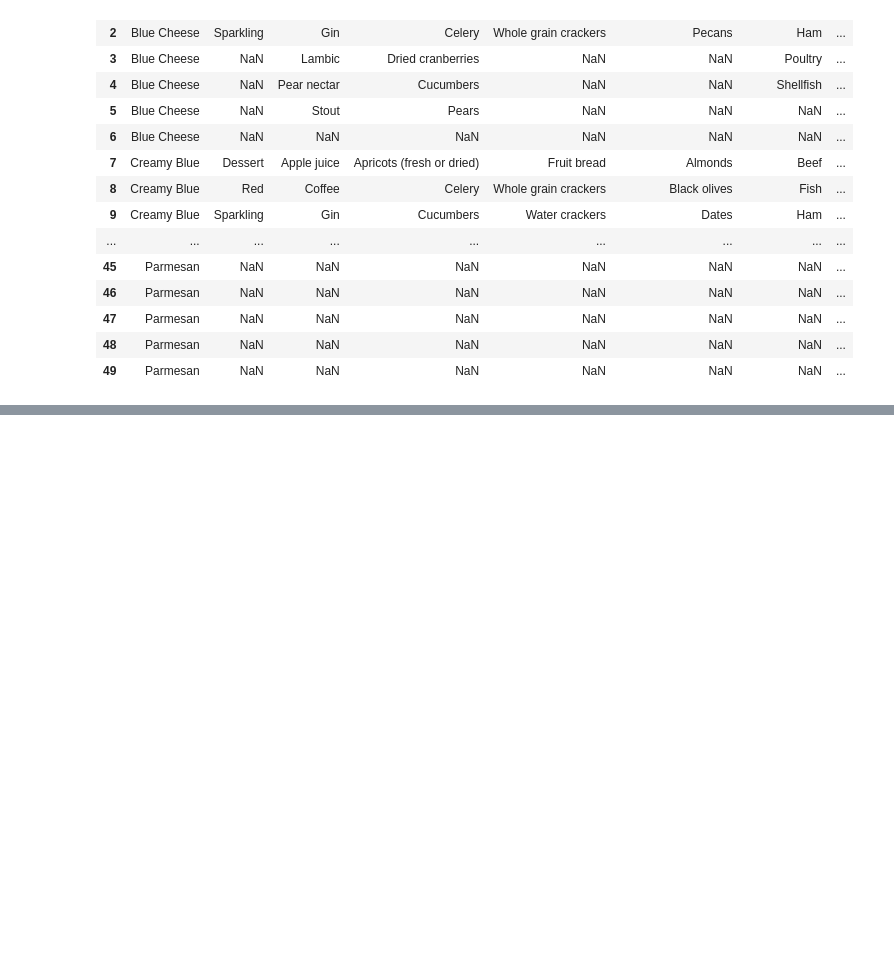
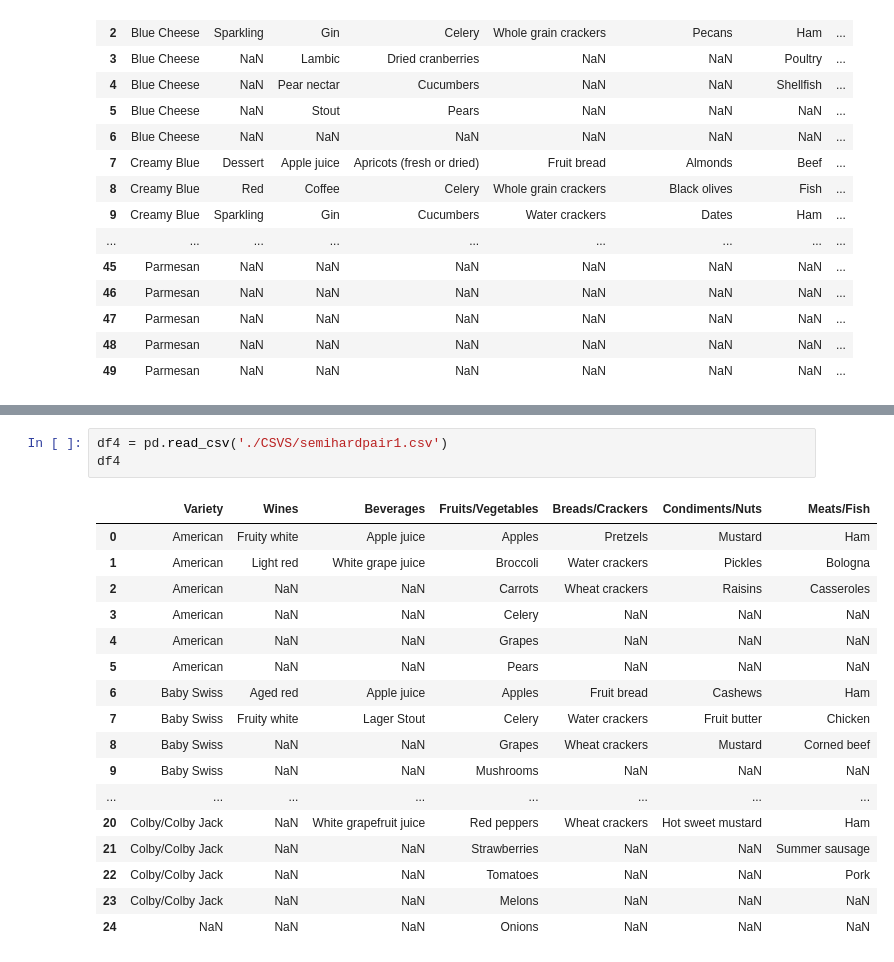
Before and after one commit to EmmaLimoli/Exploring_Wine_Varieties_Adv, a Jupyter notebook: pdf_merger.ipynb, the cells around one changed output, grey strips where cells are left out. Saved outputs shown, nothing was run; the diff lists cells and outputs as text; blank space fills up the shorter version.

```diff
--- a/pdf_merger.ipynb
+++ b/pdf_merger.ipynb
@@ -56,0 +95,21 @@ two_dataf.head(50)
+# %%
+df4 = pd.read_csv('./CSVS/semihardpair1.csv')
+df4
+# %% [output]
+|  | Variety | Wines | Beverages | Fruits/Vegetables | Breads/Crackers | Condiments/Nuts | Meats/Fish |
+| 0 | American | Fruity white | Apple juice | Apples | Pretzels | Mustard | Ham |
+| 1 | American | Light red | White grape juice | Broccoli | Water crackers | Pickles | Bologna |
+| 2 | American | NaN | NaN | Carrots | Wheat crackers | Raisins | Casseroles |
+| 3 | American | NaN | NaN | Celery | NaN | NaN | NaN |
+| 4 | American | NaN | NaN | Grapes | NaN | NaN | NaN |
+| 5 | American | NaN | NaN | Pears | NaN | NaN | NaN |
+| 6 | Baby Swiss | Aged red | Apple juice | Apples | Fruit bread | Cashews | Ham |
+| 7 | Baby Swiss | Fruity white | Lager Stout | Celery | Water crackers | Fruit butter | Chicken |
+| 8 | Baby Swiss | NaN | NaN | Grapes | Wheat crackers | Mustard | Corned beef |
+| 9 | Baby Swiss | NaN | NaN | Mushrooms | NaN | NaN | NaN |
+| ... | ... | ... | ... | ... | ... | ... | ... |
+| 20 | Colby/Colby Jack | NaN | White grapefruit juice | Red peppers | Wheat crackers | Hot sweet mustard | Ham |
+| 21 | Colby/Colby Jack | NaN | NaN | Strawberries | NaN | NaN | Summer sausage |
+| 22 | Colby/Colby Jack | NaN | NaN | Tomatoes | NaN | NaN | Pork |
+| 23 | Colby/Colby Jack | NaN | NaN | Melons | NaN | NaN | NaN |
+| 24 | NaN | NaN | NaN | Onions | NaN | NaN | NaN |
```
Also changed, not shown: parts of 4 cells of this notebook, 1 other file.
